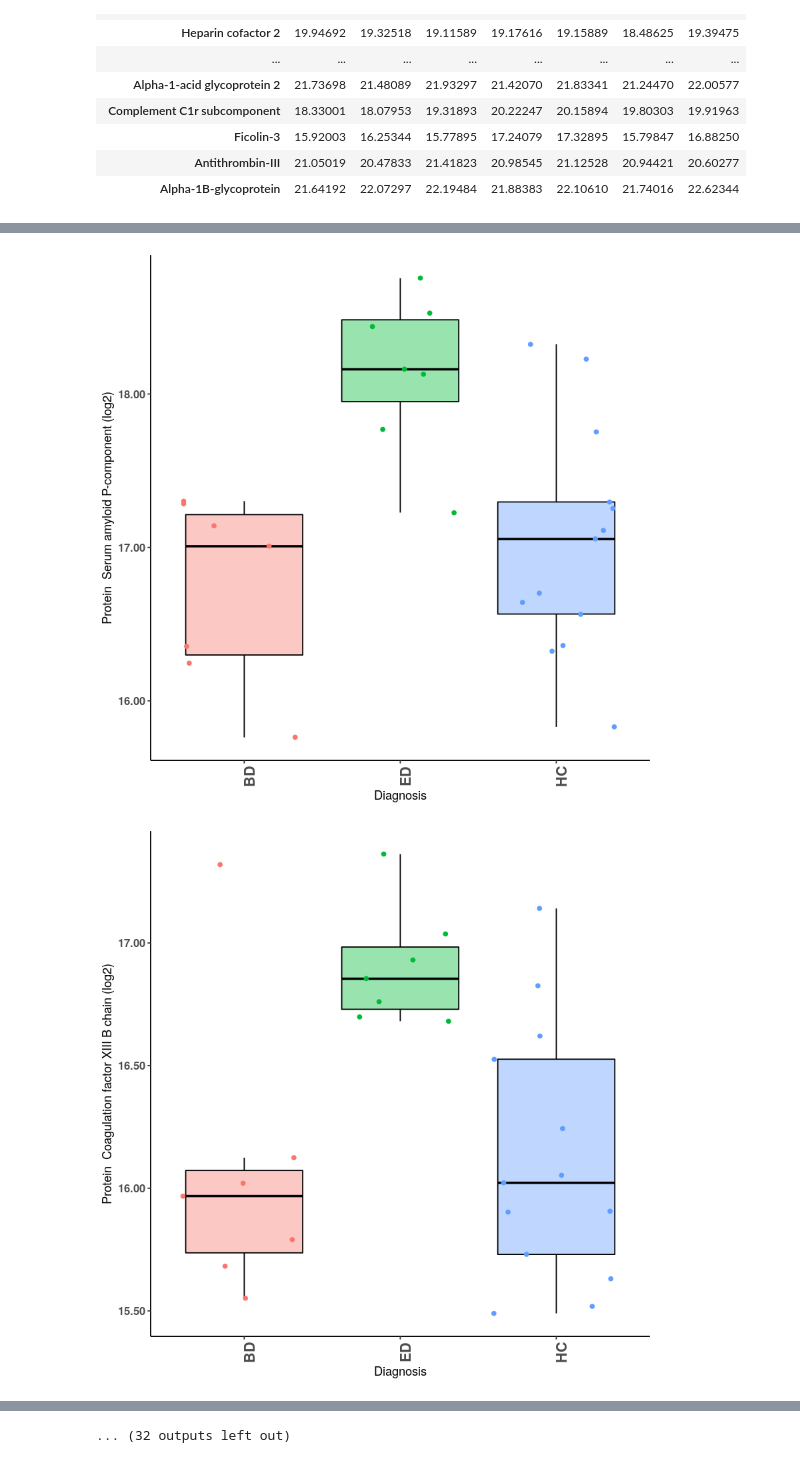
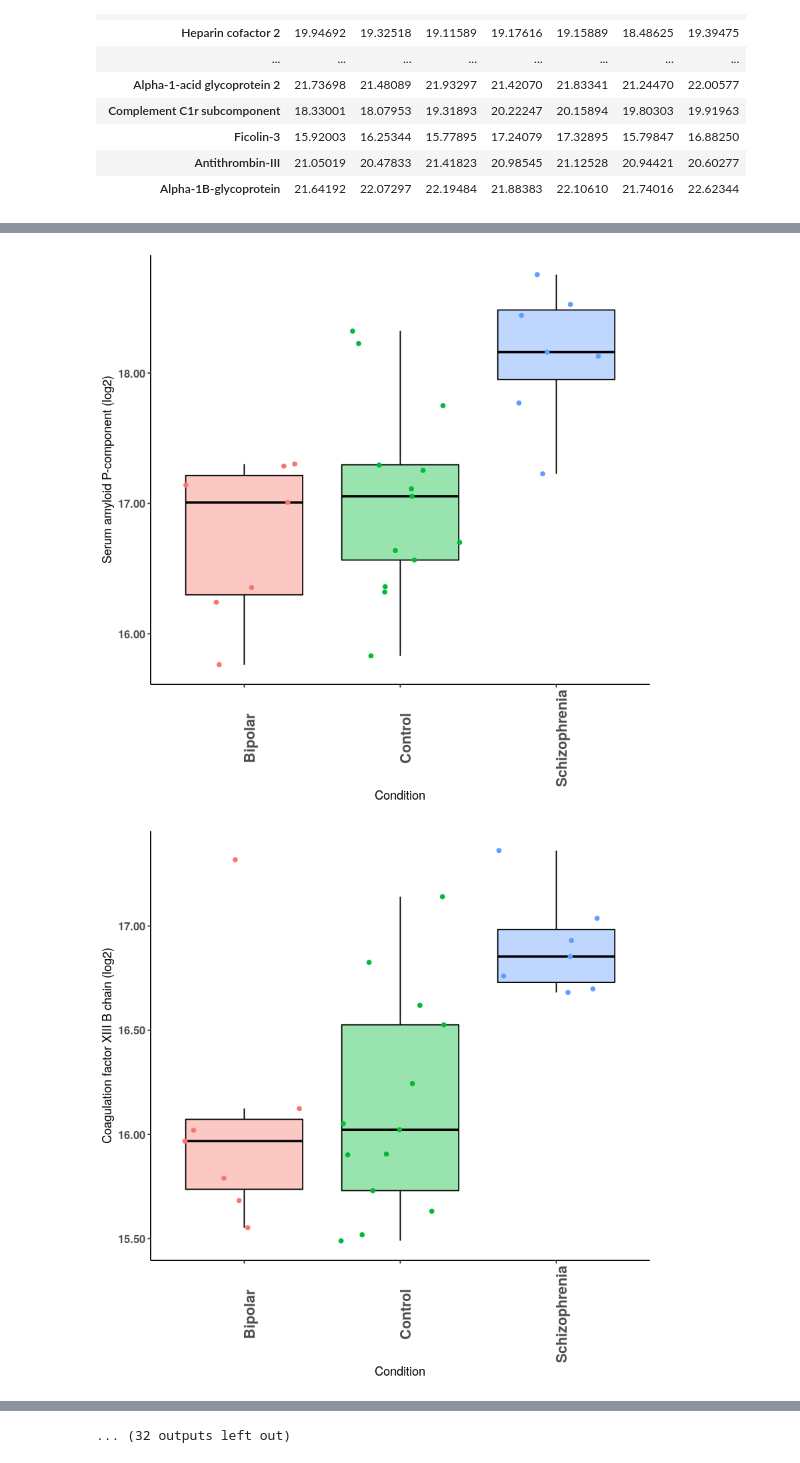
Before and after one commit to fpgdesa/ResultadosElisa, a Jupyter notebook: Resultados.ipynb, the cells around one changed output, grey strips where cells are left out. Drawn from its saved outputs; the diff is of its cells as text; code cells hidden in the pictures.

```diff
--- a/Resultados.ipynb
+++ b/Resultados.ipynb
@@ -160,9 +160,9 @@ esquizo_data
 # %%
 for(i in c(1:length(dados$Grupos))){
 
-    controle <- controle_data  %>% slice(i) %>% t() %>% as.data.frame() %>%  mutate(label = "HC")
-    esquizo <- esquizo_data  %>% slice(i) %>% t() %>% as.data.frame() %>% mutate(label = "ED")
-    bipolar <- bipolar_data  %>% slice(i) %>% t() %>% as.data.frame() %>% mutate(label = "BD")
+    controle <- controle_data  %>% slice(i) %>% t() %>% as.data.frame() %>%  mutate(label = "Control")
+    esquizo <- esquizo_data  %>% slice(i) %>% t() %>% as.data.frame() %>% mutate(label = "Schizophrenia")
+    bipolar <- bipolar_data  %>% slice(i) %>% t() %>% as.data.frame() %>% mutate(label = "Bipolar")
     group <- rbind(controle, esquizo, bipolar) %>% rename(value = V1)
 
     plot <-  ggplot(data = group,
@@ -180,9 +180,8 @@ for(i in c(1:length(dados$Grupos))){
 
         theme(legend.position = "none")+
 
-        labs(x= "Diagnosis",
-             y= paste("Protein ",
-                      dados$Grupos[i],
+        labs(x= "Condition",
+             y= paste(dados$Grupos[i],
                       "(log2)"),
             title= NULL) +
 
@@ -206,2 +205,2 @@ for(i in c(1:length(dados$Grupos))){
-[figure, old version]
+[figure, new version]
-[figure, old version]
+[figure, new version]
```
Also changed, not shown: parts of 1 cell of this notebook.
